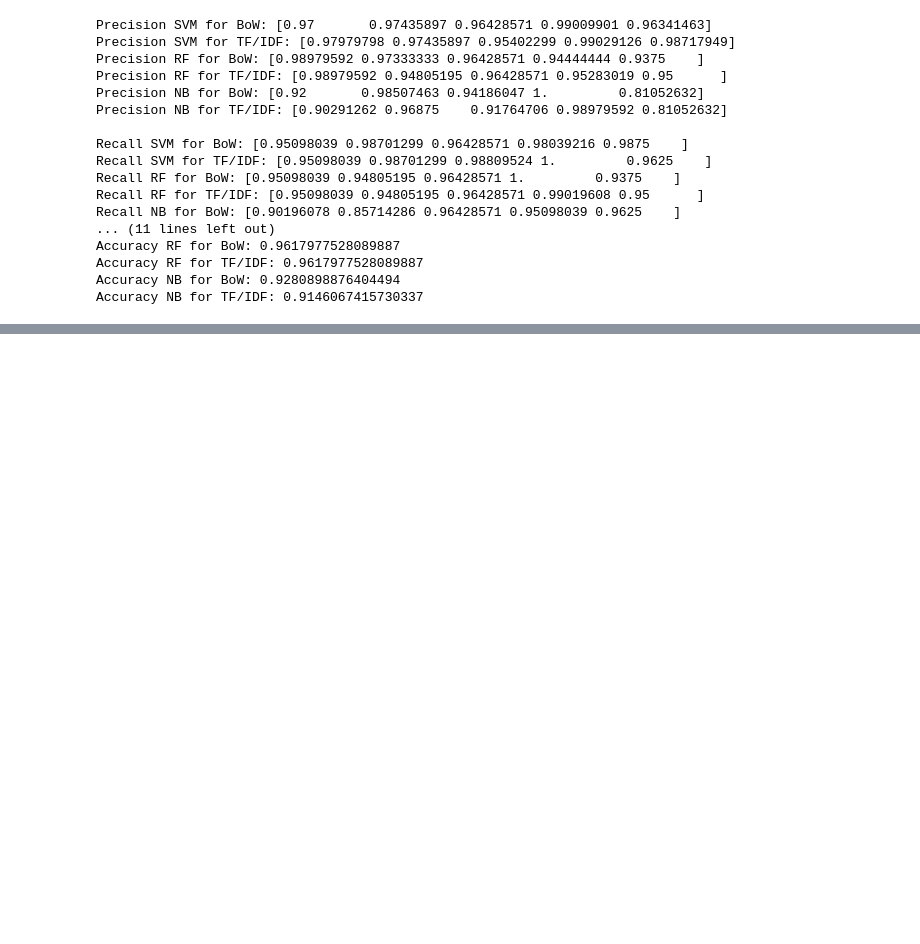
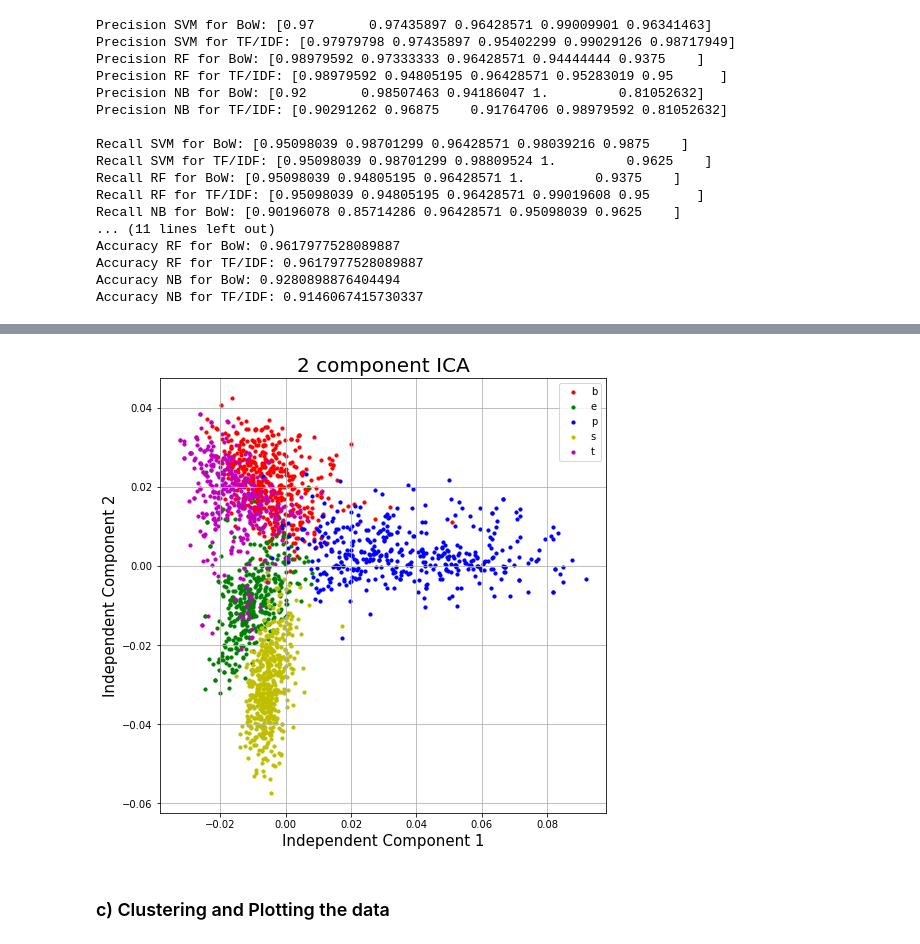
Before and after one commit to mar-fritz/data-mining-assignment-2, a Jupyter notebook: ergasia2.ipynb, the cells around one changed output, grey strips where cells are left out. Drawn from its saved outputs; the diff is of its cells as text; code cells hidden in the pictures; blank space fills up the shorter version.

```diff
--- a/ergasia2.ipynb
+++ b/ergasia2.ipynb
@@ -652,0 +847,7 @@ Accuracy NB for TF/IDF: 0.9146067415730337
+# %%
+from sklearn.decomposition import FastICA
+
+ica = FastICA(n_components=2, whiten=True)
+
+X_bow_ica = ica.fit_transform(X_bow.todense())
+X_tfidf_ica = ica.fit_transform(X_tfidf.todense())
@@ -652,0 +856,24 @@ Accuracy NB for TF/IDF: 0.9146067415730337
+# %%
+testdf = pd.DataFrame(X_tfidf_ica, index=datadf.index, columns=["independent component 1",
+                                                                "independent component 2"])
+# %%
+fig = plt.figure(figsize = (8,8))
+ax = fig.add_subplot(1,1,1)
+ax.set_xlabel('Independent Component 1', fontsize = 15)
+ax.set_ylabel('Independent Component 2', fontsize = 15)
+ax.set_title('2 component ICA', fontsize = 20)
+
+targets = ['b', 'e', 'p', 's', 't']
+colors = ['r', 'g', 'b', 'y', 'm']
+for target, color in zip(targets,colors):
+    indicesToKeep = datadf.filter(like=target, axis=0).index
+    ax.scatter(testdf.loc[indicesToKeep, 'independent component 1']
+               , testdf.loc[indicesToKeep, 'independent component 2']
+               , c = color
+               , s = 10)
+ax.legend(targets)
+ax.grid()
+# %% [output]
+[figure, added]
+# %% [markdown]
+### c) Clustering and Plotting the data
```
Also changed, not shown: parts of 46 cells of this notebook.
